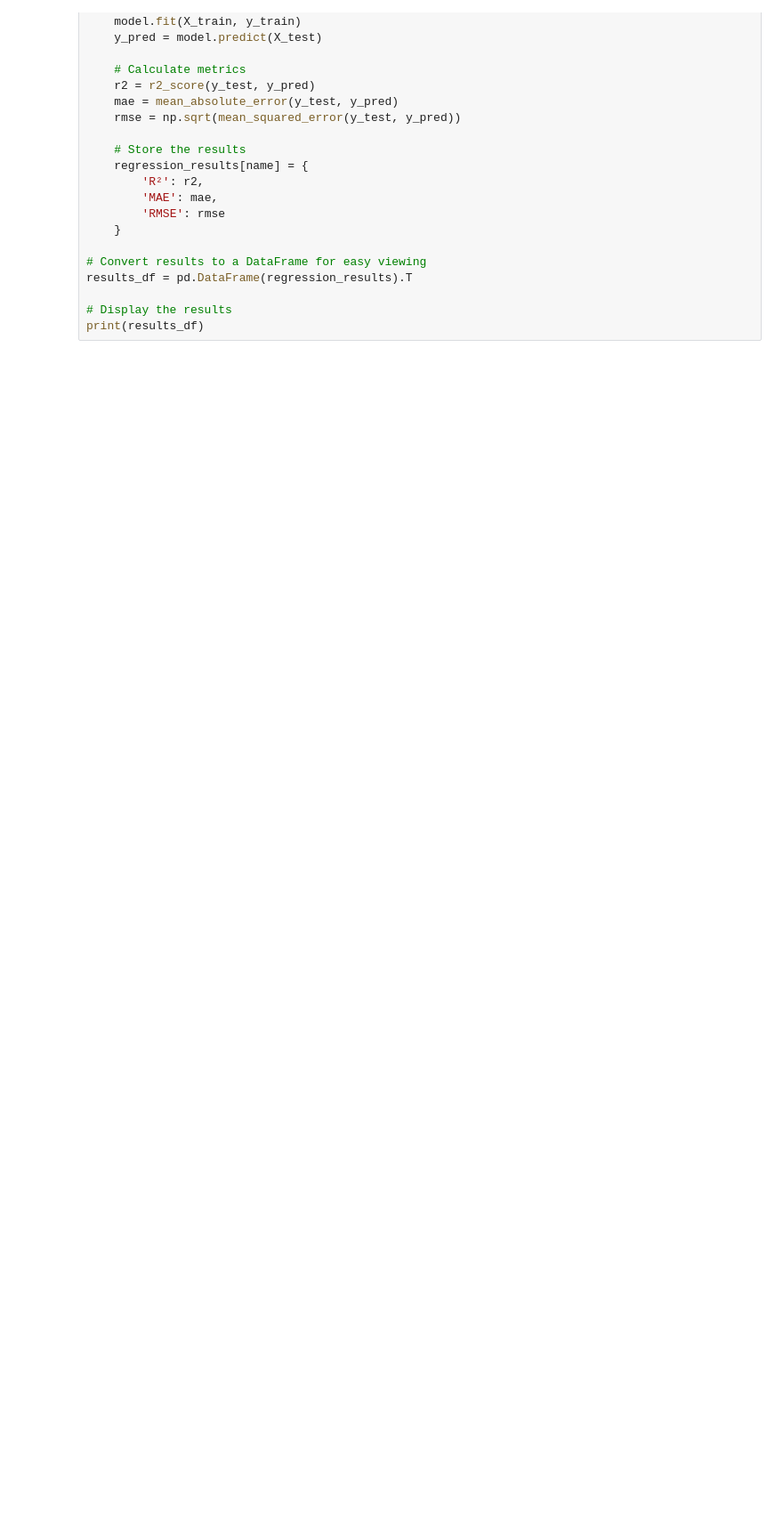
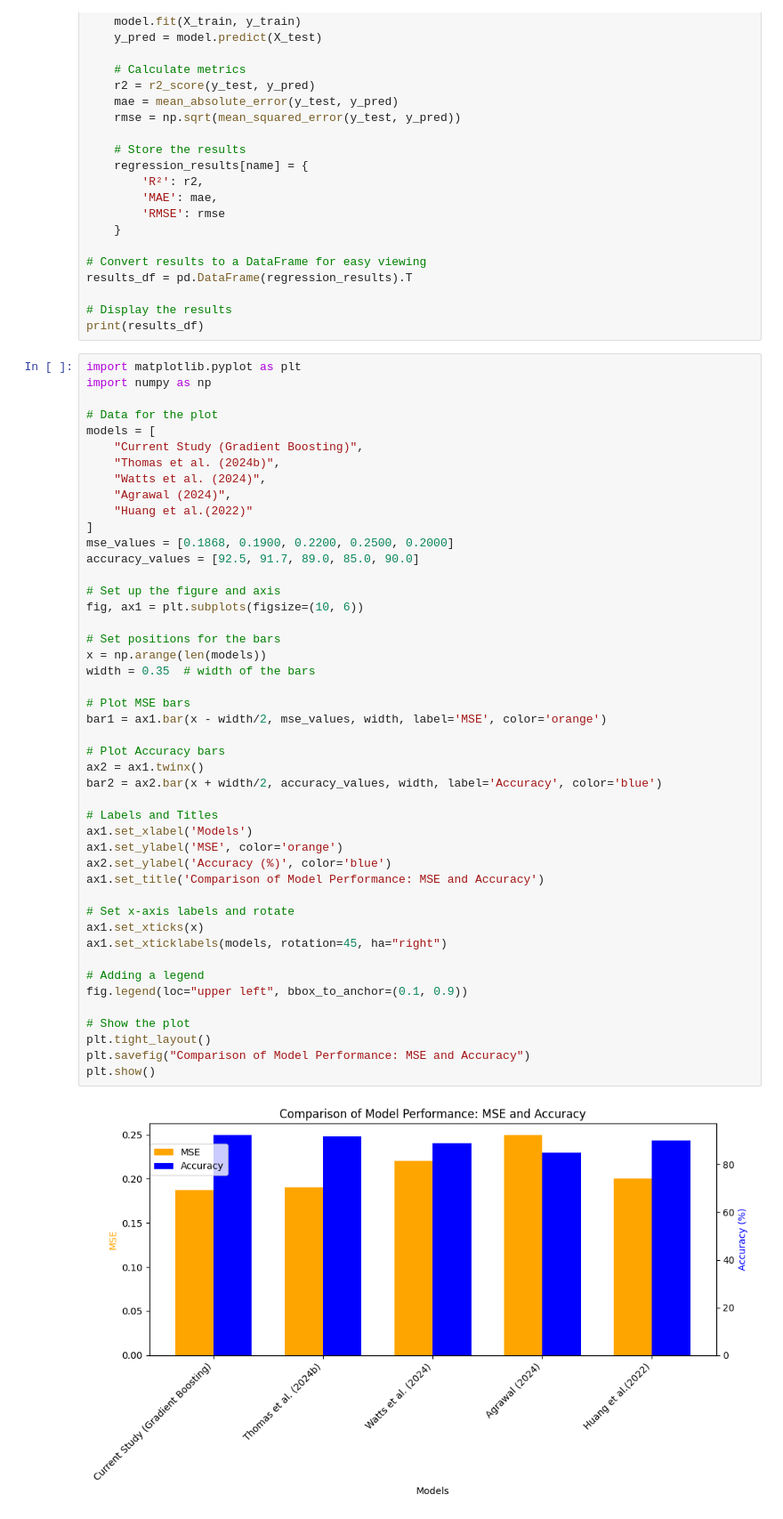
Before and after one commit to rukayat-balogun/Project, a Jupyter notebook: FinalSemesterProject/Webapp/analysis.ipynb, the cells around one changed output. Shown at 89% size. Saved outputs shown, nothing was run; the diff lists cells and outputs as text; blank space fills up the shorter version.

```diff
--- a/FinalSemesterProject/Webapp/analysis.ipynb
+++ b/FinalSemesterProject/Webapp/analysis.ipynb
@@ -456,3 +456,51 @@ results_df = pd.DataFrame(regression_results).T
 
 # Display the results
 print(results_df)
+# %%
+import matplotlib.pyplot as plt
+import numpy as np
+
+# Data for the plot
+models = [
+    "Current Study (Gradient Boosting)",
+    "Thomas et al. (2024b)",
+    "Watts et al. (2024)",
+    "Agrawal (2024)",
+    "Huang et al.(2022)"
+]
+mse_values = [0.1868, 0.1900, 0.2200, 0.2500, 0.2000]
+accuracy_values = [92.5, 91.7, 89.0, 85.0, 90.0]
+
+# Set up the figure and axis
+fig, ax1 = plt.subplots(figsize=(10, 6))
+
+# Set positions for the bars
+x = np.arange(len(models))
+width = 0.35  # width of the bars
+
+# Plot MSE bars
+bar1 = ax1.bar(x - width/2, mse_values, width, label='MSE', color='orange')
+
+# Plot Accuracy bars
+ax2 = ax1.twinx()
+bar2 = ax2.bar(x + width/2, accuracy_values, width, label='Accuracy', color='blue')
+
+# Labels and Titles
+ax1.set_xlabel('Models')
+ax1.set_ylabel('MSE', color='orange')
+ax2.set_ylabel('Accuracy (%)', color='blue')
+ax1.set_title('Comparison of Model Performance: MSE and Accuracy')
+
+# Set x-axis labels and rotate
+ax1.set_xticks(x)
+ax1.set_xticklabels(models, rotation=45, ha="right")
+
+# Adding a legend
+fig.legend(loc="upper left", bbox_to_anchor=(0.1, 0.9))
+
+# Show the plot
+plt.tight_layout()
+plt.savefig("Comparison of Model Performance: MSE and Accuracy")
+plt.show()
+# %% [output]
+[figure, added]
```
Also changed, not shown: 4 other files.
